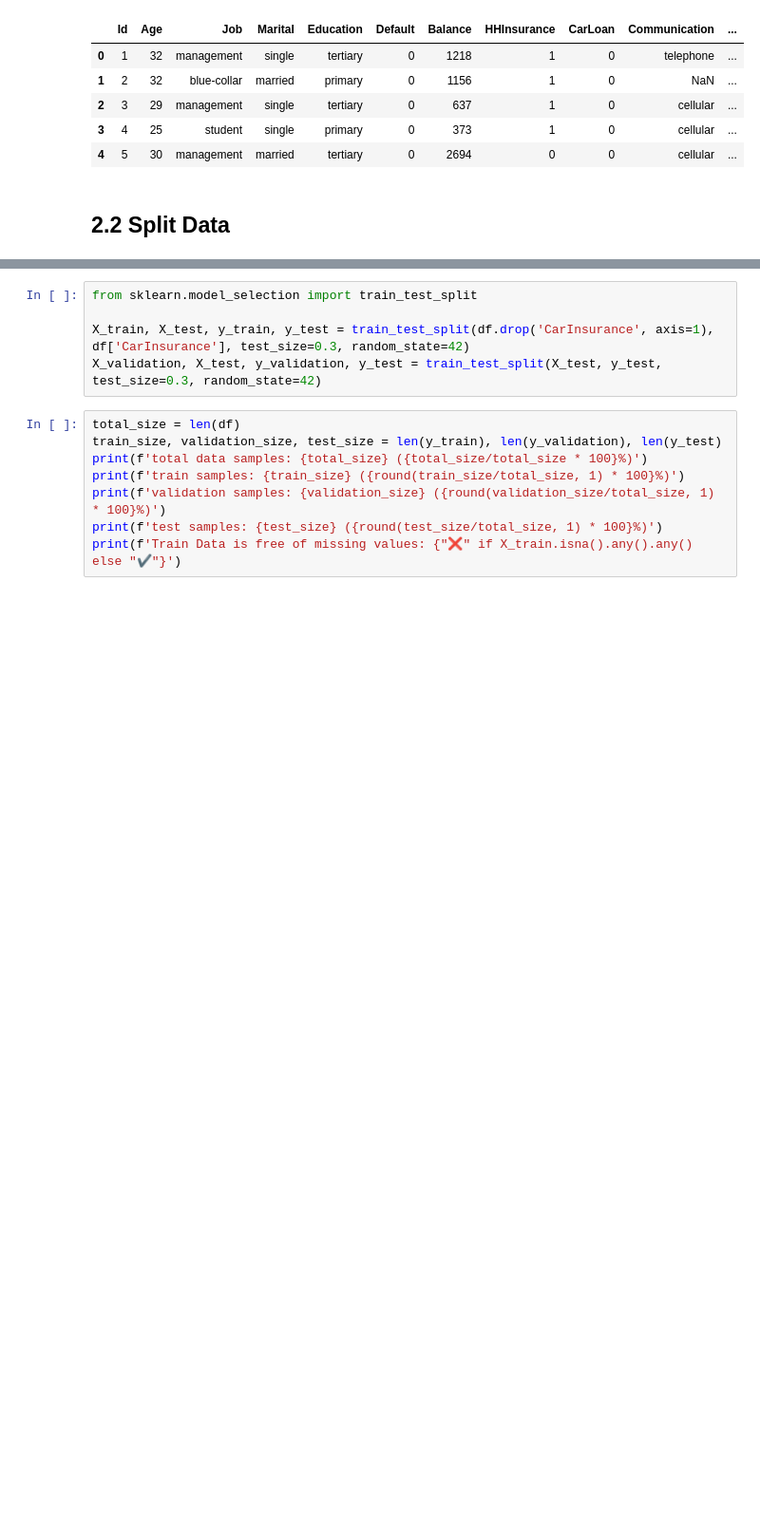
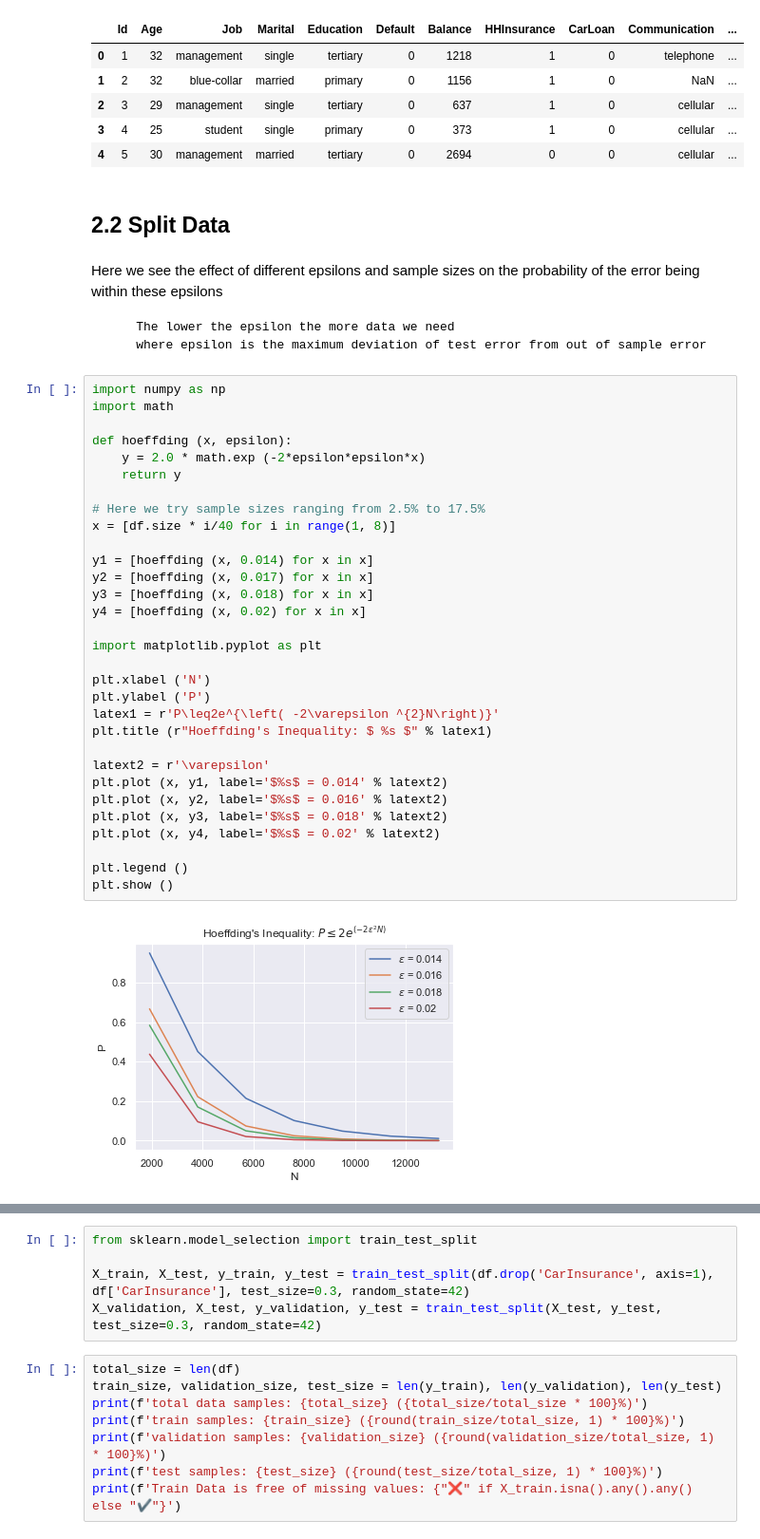
Before and after one commit to SaadBadr/car-insurance-cold-calls, a Jupyter notebook: car-insurance.ipynb, the cells around one changed output, grey strips where cells are left out. Shown: that part at 95% size. Saved outputs shown, nothing was run; the diff lists cells and outputs as text; blank space fills up the shorter version.

Commit message:
Used Hoeffding's Inequality to determine test size

```diff
--- a/car-insurance.ipynb
+++ b/car-insurance.ipynb
@@ -48,3 +48,41 @@ df.head()
 | 4 | 5 | 30 | management | married | tertiary | 0 | 2694 | 0 | 0 | cellular | ... |
 # %% [markdown]
 ## 2.2 Split Data
+# %% [markdown]
+Here we see the effect of different epsilons and sample sizes on the probability of the error being within these epsilons
+
+        The lower the epsilon the more data we need
+        where epsilon is the maximum deviation of test error from out of sample error
+# %%
+import numpy as np
+import math
+
+def hoeffding (x, epsilon):
+	y = 2.0 * math.exp (-2*epsilon*epsilon*x)
+	return y
+
+# Here we try sample sizes ranging from 2.5% to 17.5%
+x = [df.size * i/40 for i in range(1, 8)]
+
+y1 = [hoeffding (x, 0.014) for x in x]
+y2 = [hoeffding (x, 0.017) for x in x]
+y3 = [hoeffding (x, 0.018) for x in x]
+y4 = [hoeffding (x, 0.02) for x in x]
+
+import matplotlib.pyplot as plt
+
+plt.xlabel ('N')
+plt.ylabel ('P')
+latex1 = r'P\leq2e^{\left( -2\varepsilon ^{2}N\right)}'
+plt.title (r"Hoeffding's Inequality: $ %s $" % latex1)
+
+latext2 = r'\varepsilon'
+plt.plot (x, y1, label='$%s$ = 0.014' % latext2)
+plt.plot (x, y2, label='$%s$ = 0.016' % latext2)
+plt.plot (x, y3, label='$%s$ = 0.018' % latext2)
+plt.plot (x, y4, label='$%s$ = 0.02' % latext2)
+
+plt.legend ()
+plt.show ()
+# %% [output]
+[figure, added]
```
Also changed, not shown: parts of 5 cells of this notebook.
